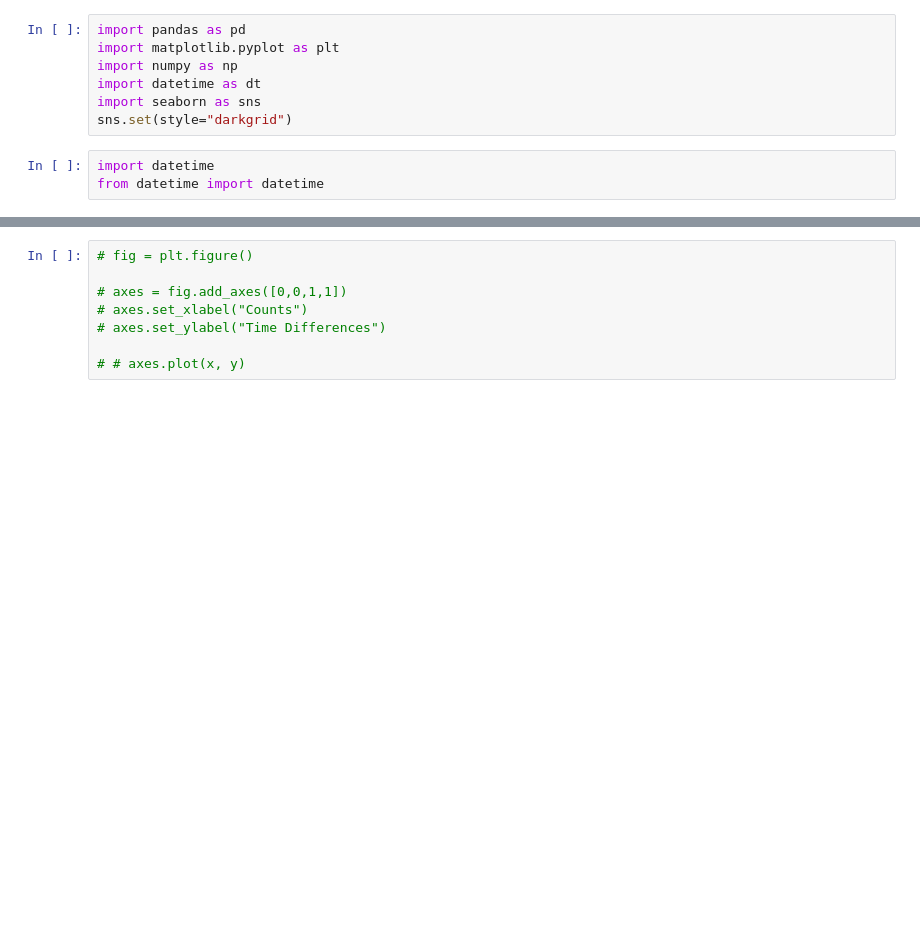
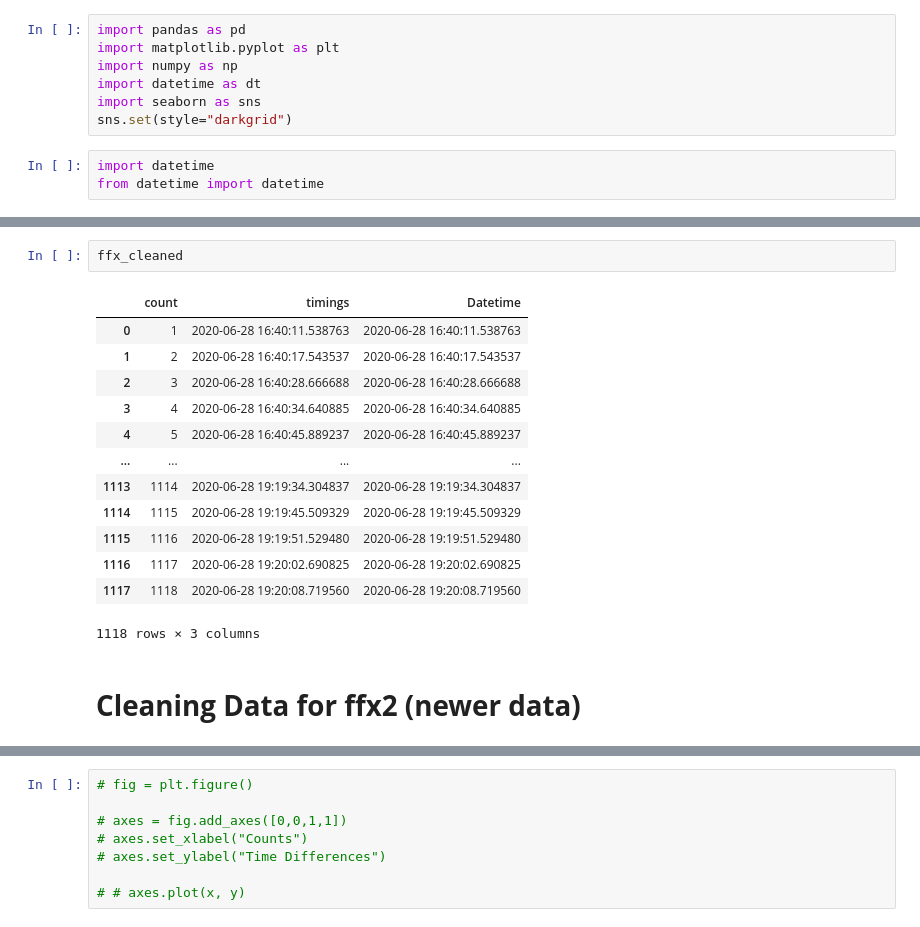
Before and after one commit to aj112358/FFX-Computer-Vision, a Jupyter notebook: FFX_Analysis.ipynb, the cells around one changed output, grey strips where cells are left out. Cells and saved outputs as stored; diff of their text form; blank space fills up the shorter version.

```diff
--- a/FFX_Analysis.ipynb
+++ b/FFX_Analysis.ipynb
@@ -202,2 +270,20 @@ ffx2
+# %%
+ffx_cleaned
+# %% [output]
+|  | count | timings | Datetime |
+| 0 | 1 | 2020-06-28 16:40:11.538763 | 2020-06-28 16:40:11.538763 |
+| 1 | 2 | 2020-06-28 16:40:17.543537 | 2020-06-28 16:40:17.543537 |
+| 2 | 3 | 2020-06-28 16:40:28.666688 | 2020-06-28 16:40:28.666688 |
+| 3 | 4 | 2020-06-28 16:40:34.640885 | 2020-06-28 16:40:34.640885 |
+| 4 | 5 | 2020-06-28 16:40:45.889237 | 2020-06-28 16:40:45.889237 |
+| ... | ... | ... | ... |
+| 1113 | 1114 | 2020-06-28 19:19:34.304837 | 2020-06-28 19:19:34.304837 |
+| 1114 | 1115 | 2020-06-28 19:19:45.509329 | 2020-06-28 19:19:45.509329 |
+| 1115 | 1116 | 2020-06-28 19:19:51.529480 | 2020-06-28 19:19:51.529480 |
+| 1116 | 1117 | 2020-06-28 19:20:02.690825 | 2020-06-28 19:20:02.690825 |
+| 1117 | 1118 | 2020-06-28 19:20:08.719560 | 2020-06-28 19:20:08.719560 |
+1118 rows × 3 columns
+# %% [markdown]
+# **Cleaning Data for ffx2 (newer data)**
 # %%
 ffx.shape
```
Also changed, not shown: parts of 96 cells of this notebook.
